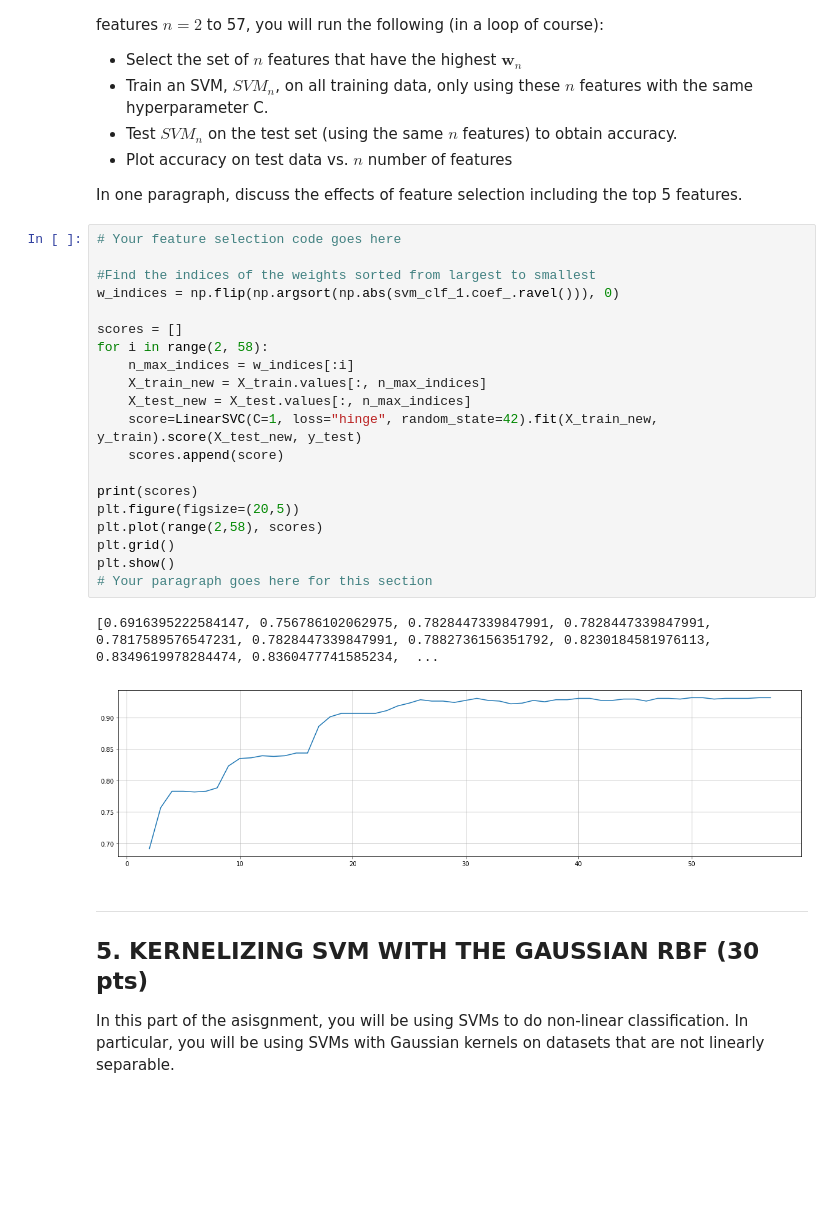
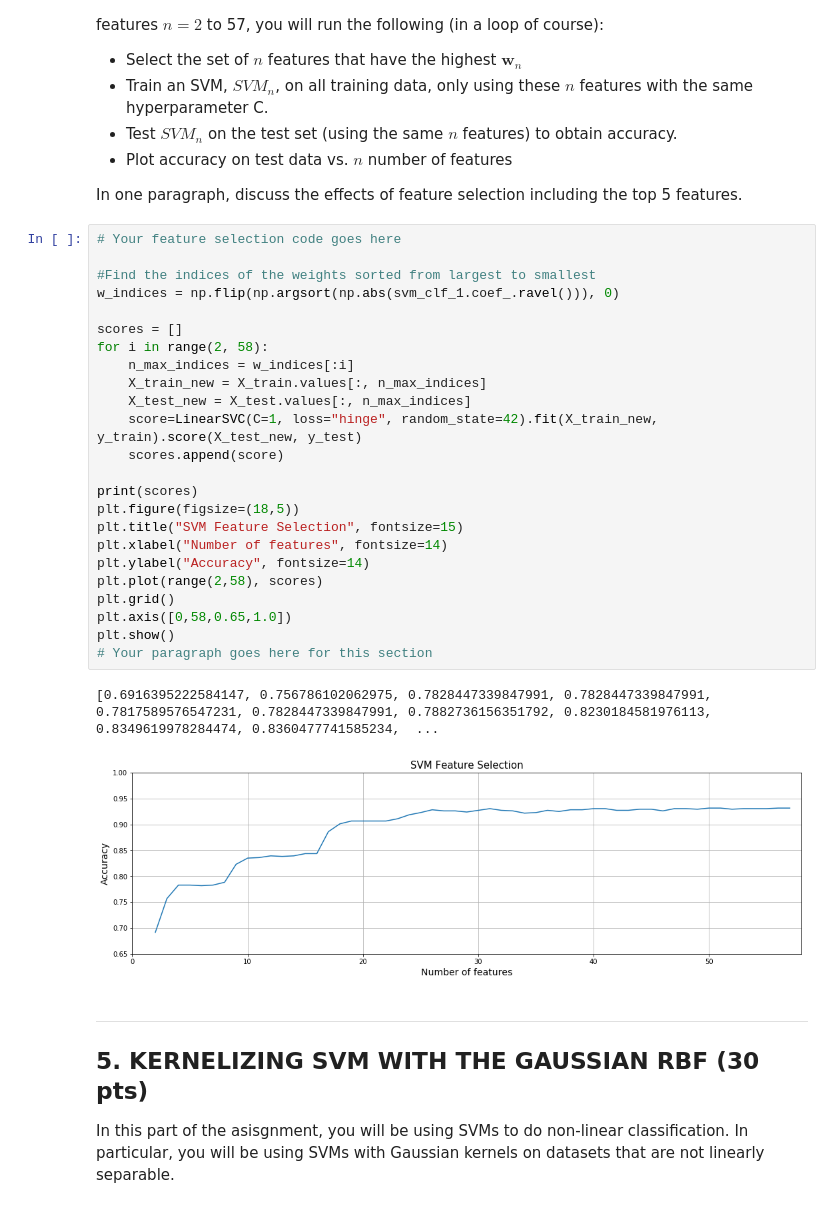
Before and after one commit to nabeeln7/svm-spambase, a Jupyter notebook: CS 6316 Assignment 2.ipynb, the cells around one changed output. Drawn from its saved outputs; the diff is of its cells as text; blank space fills up the shorter version.

```diff
--- a/CS 6316 Assignment 2.ipynb
+++ b/CS 6316 Assignment 2.ipynb
@@ -277,26 +277,30 @@ In one paragraph, discuss the effects of feature selection including the top 5 f
 # %%
 # Your feature selection code goes here
 
 #Find the indices of the weights sorted from largest to smallest
 w_indices = np.flip(np.argsort(np.abs(svm_clf_1.coef_.ravel())), 0)
 
 scores = []
 for i in range(2, 58):
     n_max_indices = w_indices[:i]
     X_train_new = X_train.values[:, n_max_indices]
     X_test_new = X_test.values[:, n_max_indices]
     score=LinearSVC(C=1, loss="hinge", random_state=42).fit(X_train_new, y_train).score(X_test_new, y_test)
     scores.append(score)
 
 print(scores)
-plt.figure(figsize=(20,5))
+plt.figure(figsize=(18,5))
+plt.title("SVM Feature Selection", fontsize=15)
+plt.xlabel("Number of features", fontsize=14)
+plt.ylabel("Accuracy", fontsize=14)
 plt.plot(range(2,58), scores)
 plt.grid()
+plt.axis([0,58,0.65,1.0])
 plt.show()
 # Your paragraph goes here for this section
 # %% [output]
 [0.6916395222584147, 0.756786102062975, 0.7828447339847991, 0.7828447339847991, 0.7817589576547231, 0.7828447339847991, 0.7882736156351792, 0.8230184581976113, 0.8349619978284474, 0.8360477741585234,  ...
-[figure, old version]
+[figure, new version]
 # %% [markdown]
 - - -
 ## 5. KERNELIZING SVM WITH THE GAUSSIAN RBF (30 pts)
```
